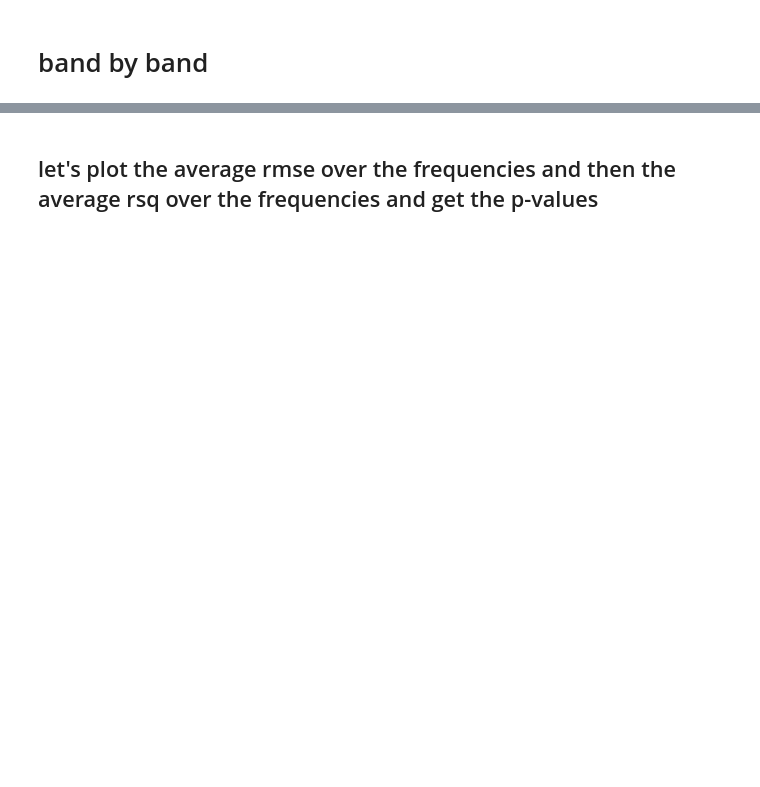
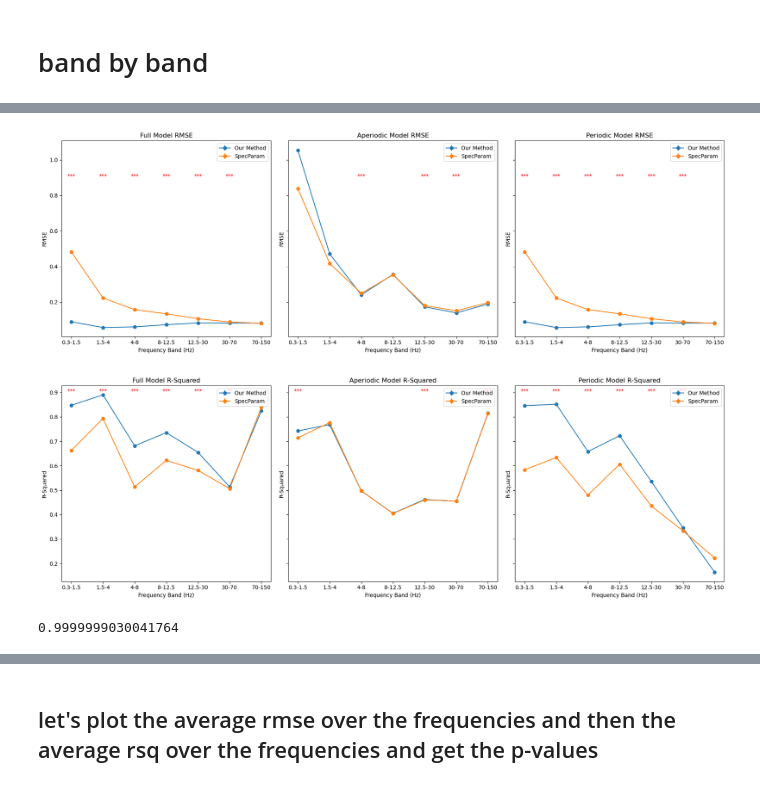
Before and after one commit to aroyphillips/CanonParam, a Jupyter notebook: notebooks/2.0.0.0-Figure2-with-statistical-fit-analysis.ipynb, the cells around one changed output, grey strips where cells are left out. Saved outputs shown, nothing was run; the diff lists cells and outputs as text; code cells hidden in the pictures; blank space fills up the shorter version.

```diff
--- a/notebooks/2.0.0.0-Figure2-with-statistical-fit-analysis.ipynb
+++ b/notebooks/2.0.0.0-Figure2-with-statistical-fit-analysis.ipynb
@@ -712,7 +707,7 @@ fooof_freq_df = pd.concat(fooof_freq_dfs, axis=1)
 standard_bands = [(0.3, 1.5), (1.5, 4), (4, 8), (8, 12.5), (12.5, 30), (30, 70), (70, 150)]
 
 
-band_rmse = np.ones((len(all_train_subjs), len(standard_bands), len(channels)*2, 2))
-band_rsq = np.ones((len(all_train_subjs), len(standard_bands), len(channels)*2, 2))
+band_rmse = np.ones((len(all_train_subjs), len(standard_bands), len(channels)*2, 2, 3)) # subjs, bands, channels *  open/closed, us/foooof, full/aperiodic/peak
+band_rsq = np.ones((len(all_train_subjs), len(standard_bands), len(channels)*2, 2, 3)) # subjs, bands, channels *  open/closed, us/foooof, full/aperiodic/peak
 band_rmse.fill(np.nan)
 band_rsq.fill(np.nan)
@@ -734,0 +786,59 @@ our_freq_df
+# %%
+component = ['Full', 'Aperiodic', 'Periodic']
+
+bands = [f"{band[0]}-{band[1]}" for band in standard_bands]
+band_rmse_pvals = np.empty((len(standard_bands), 2, 3))
+
+err_tensors = [band_rmse, band_rsq]
+for rdx, errrrr in enumerate(['RMSE', 'R-Squared']):
+    fig1, axs1 = plt.subplots(1, 3, figsize=(18, 6), sharey=True)
+
+    for comdx, comp in enumerate(component):
+
+
+
+        band_err_means = np.nanmean(err_tensors[rdx][..., 0, comdx], axis=(0, 2))
+        band_err_sems = np.nanstd(err_tensors[rdx][..., 0, comdx], axis=(0, 2))/np.sqrt(np.sum(~np.isnan(err_tensors[rdx][..., 0, comdx])))
+        fooof_band_err_means = np.nanmean(err_tensors[rdx][..., 1, comdx], axis=(0, 2))
+        fooof_band_err_sems = np.nanstd(err_tensors[rdx][..., 1, comdx], axis=(0, 2))/np.sqrt(np.sum(~np.isnan(err_tensors[rdx][..., 1, comdx])))
+        axs1[comdx].errorbar(bands, band_err_means, yerr=band_err_sems, fmt='-o')
+        axs1[comdx].set_title(f'{comp} Model {errrrr}')
+        axs1[comdx].set_xlabel('Frequency Band (Hz)')
+        axs1[comdx].set_ylabel(f'{errrrr}')
+
+        # foof
+        axs1[comdx].errorbar(bands, fooof_band_err_means, yerr=fooof_band_err_sems, fmt='-o')
+        axs1[comdx].legend(['Our Method', 'SpecParam'])
+        # axs1[comdx].set_xticklabels(bands, rotation=45)
+        # axs1[comdx].set_ylim([0, 0.5])
+        # axs1[comdx].set_yticks(np.arange(0, 0.6, 0.1))
+
+        # stats
+        for bdx, band in enumerate(standard_bands):
+            our_band_err = err_tensors[rdx][:, bdx, :, 0, comdx]
+            fooof_band_err = err_tensors[rdx][:, bdx, :, 1, comdx]
+            wilcoxon_pval = wilcoxon(np.mean(our_band_err, axis=-1), np.mean(fooof_band_err, axis=-1), alternative=['less','greater'][rdx], nan_policy='omit').pvalue
+            # print(f"{comp} {errrrr} {band} Wilcoxon p-value: {wilcoxon_pval}")
+            band_rmse_pvals[bdx, rdx, comdx] = wilcoxon_pval
+        # add p-values to plot *** if p<0.001
+
+            if band_rmse_pvals[bdx, rdx, comdx] < 0.001:
+                found_bdx = bdx
+                axs1[comdx].text(bands[bdx], 0.9, '***', ha='center', color='red')
+                # print(f"{comp} {errrrr} {band} Wilcoxon p-value: {wilcoxon_pval}")
+            elif band_rmse_pvals[bdx, rdx, comdx] < 0.01:
+                axs1[comdx].text(bands[bdx], 0.9, '**', ha='center', color='red')
+            elif band_rmse_pvals[bdx, rdx, comdx] < 0.05:
+                axs1[comdx].text(bands[bdx], 0.9, '*', ha='center', color='red')
+        # break
+    # break
+
+    plt.tight_layout()
+    plt.show()
+# %% [output]
+[figure, added]
+[figure, added]
+# %%
+wilcoxon_pval
+# %% [output]
+0.9999999030041764
```
Also changed, not shown: parts of 39 cells of this notebook.
